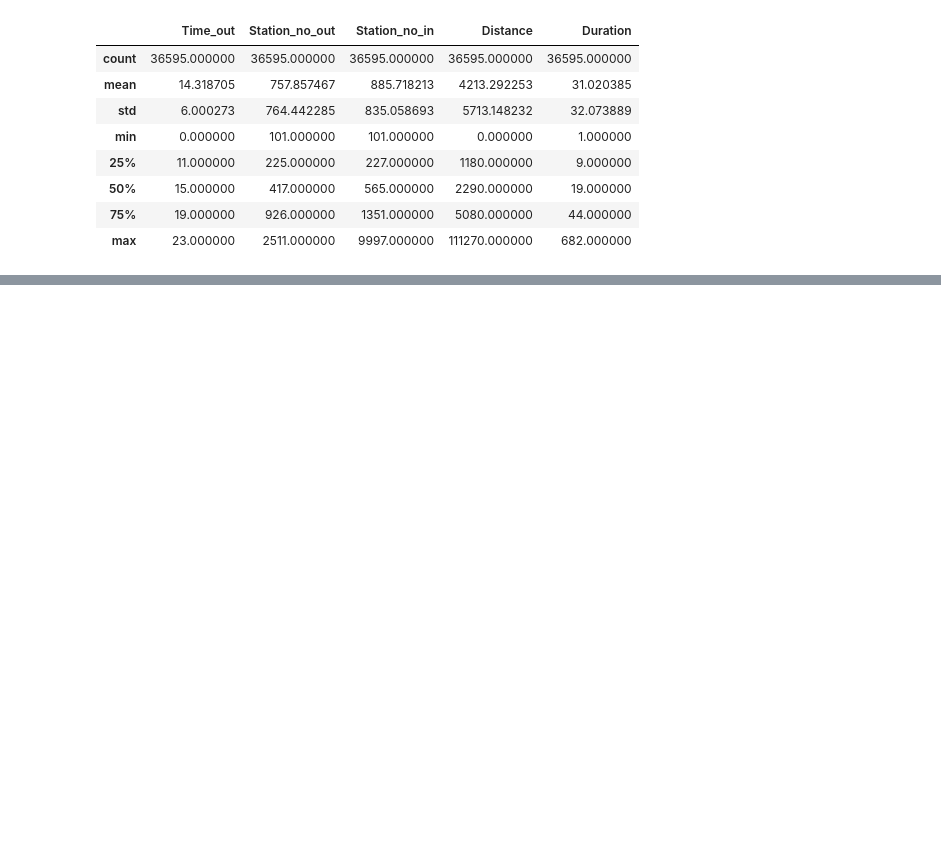
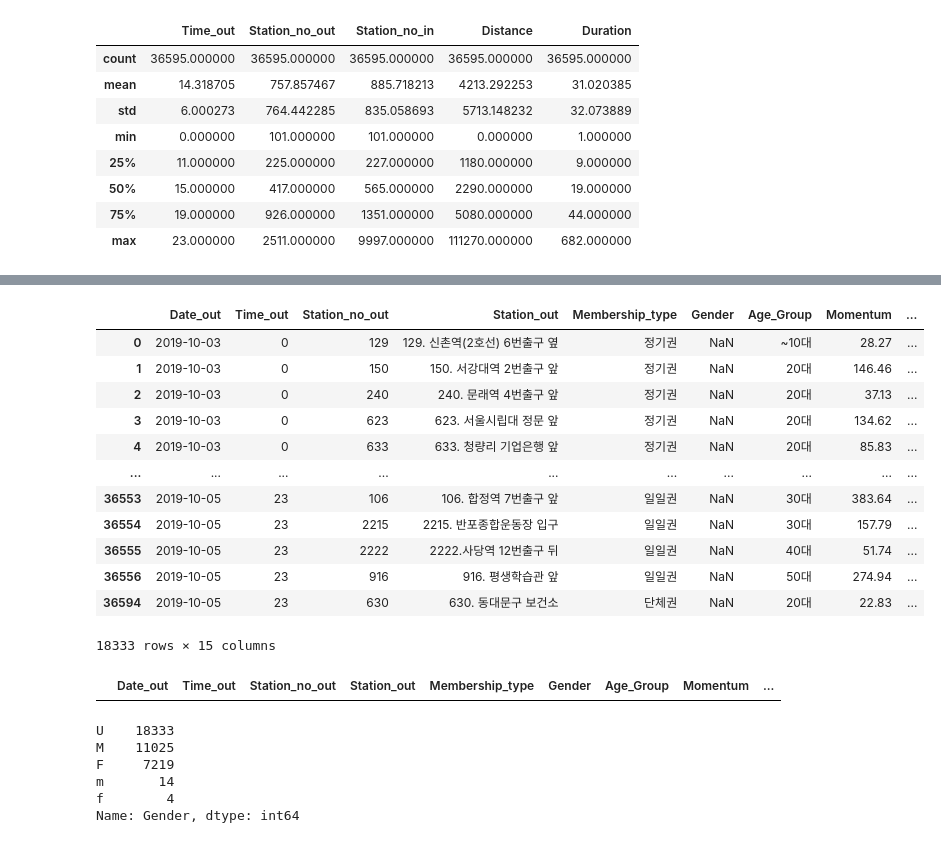
Before and after one commit to Yerial1125/e_learning1, a Jupyter notebook: Untitled.ipynb, the cells around one changed output, grey strips where cells are left out. Drawn from its saved outputs; the diff is of its cells as text; code cells hidden in the pictures; blank space fills up the shorter version.

```diff
--- a/Untitled.ipynb
+++ b/Untitled.ipynb
@@ -146,0 +175,16 @@ bike_data.describe()
+# %%
+bike_data[bike_data.Gender.isnull()]
+# %% [output]
+|  | Date_out | Time_out | Station_no_out | Station_out | Membership_type | Gender | Age_Group | Momentum | ... |
+| 0 | 2019-10-03 | 0 | 129 | 129. 신촌역(2호선) 6번출구 옆 | 정기권 | NaN | ~10대 | 28.27 | ... |
+| 1 | 2019-10-03 | 0 | 150 | 150. 서강대역 2번출구 앞 | 정기권 | NaN | 20대 | 146.46 | ... |
+| 2 | 2019-10-03 | 0 | 240 | 240. 문래역 4번출구 앞 | 정기권 | NaN | 20대 | 37.13 | ... |
+| 3 | 2019-10-03 | 0 | 623 | 623. 서울시립대 정문 앞 | 정기권 | NaN | 20대 | 134.62 | ... |
+| 4 | 2019-10-03 | 0 | 633 | 633. 청량리 기업은행 앞 | 정기권 | NaN | 20대 | 85.83 | ... |
+| ... | ... | ... | ... | ... | ... | ... | ... | ... | ... |
+| 36553 | 2019-10-05 | 23 | 106 | 106. 합정역 7번출구 앞 | 일일권 | NaN | 30대 | 383.64 | ... |
+| 36554 | 2019-10-05 | 23 | 2215 | 2215. 반포종합운동장 입구 | 일일권 | NaN | 30대 | 157.79 | ... |
+| 36555 | 2019-10-05 | 23 | 2222 | 2222.사당역 12번출구 뒤 | 일일권 | NaN | 40대 | 51.74 | ... |
+| 36556 | 2019-10-05 | 23 | 916 | 916. 평생학습관 앞 | 일일권 | NaN | 50대 | 274.94 | ... |
+| 36594 | 2019-10-05 | 23 | 630 | 630. 동대문구 보건소 | 단체권 | NaN | 20대 | 22.83 | ... |
+18333 rows × 15 columns
@@ -146,0 +193,13 @@ bike_data.describe()
+# %%
+bike_data[bike_data.Gender.isnull()]
+# %% [output]
+|  | Date_out | Time_out | Station_no_out | Station_out | Membership_type | Gender | Age_Group | Momentum | ... |
+# %%
+bike_data.Gender.value_counts()
+# %% [output]
+U    18333
+M    11025
+F     7219
+m       14
+f        4
+Name: Gender, dtype: int64
```
Also changed, not shown: parts of 23 cells of this notebook, 1 other file.
